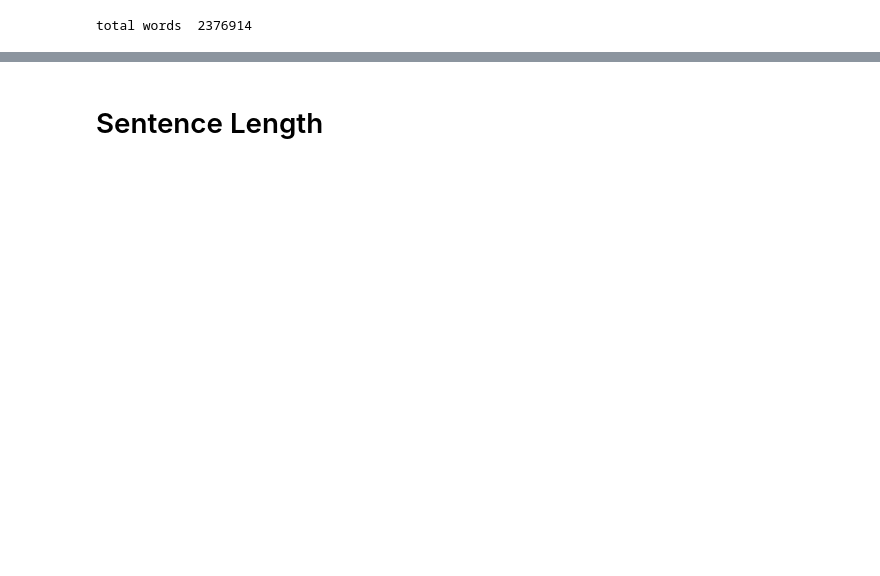
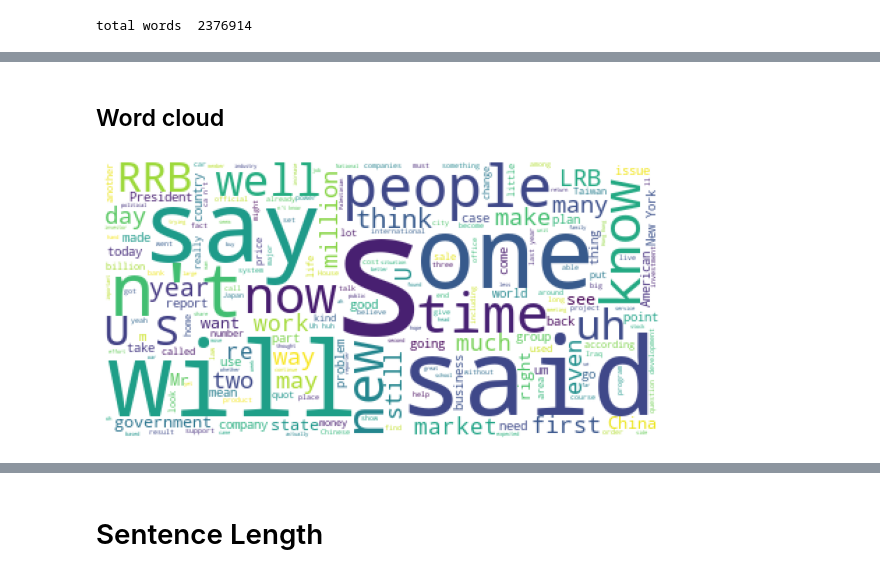
Before and after one commit to ixiaopan/NER_Tagger, a Jupyter notebook: corpus_profile.ipynb, the cells around one changed output, grey strips where cells are left out. Saved outputs shown, nothing was run; the diff lists cells and outputs as text; code cells hidden in the pictures; blank space fills up the shorter version.

```diff
--- a/corpus_profile.ipynb
+++ b/corpus_profile.ipynb
@@ -90,0 +113,7 @@ total words  2376914
+# %% [markdown]
+## Word cloud
+# %%
+# corpus cloud
+plot_word_cloud(' '.join(sents_all_domain['sentence'].tolist()), size=(10, 10))
+# %% [output]
+[figure, added]
```
Also changed, not shown: parts of 41 cells of this notebook, 3 other files.
